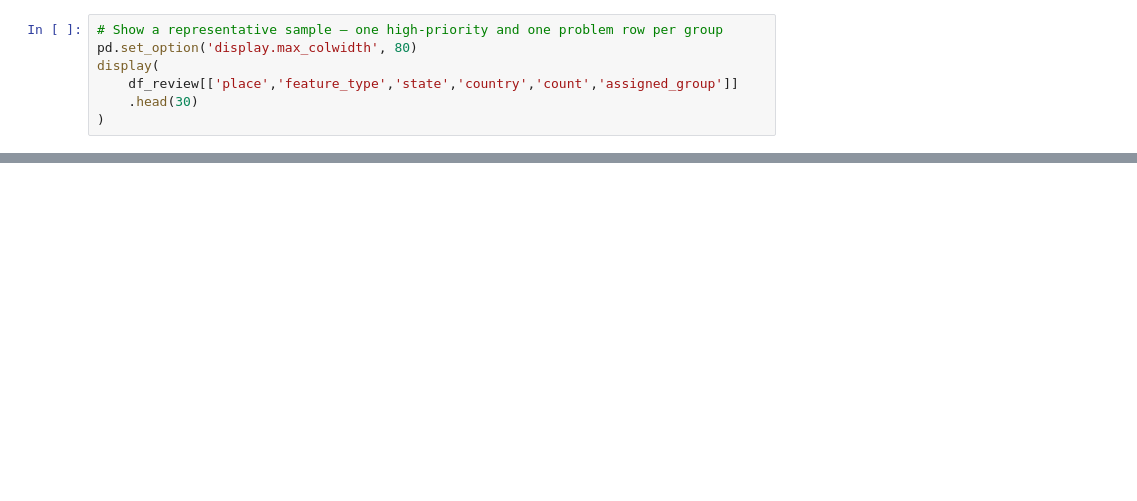
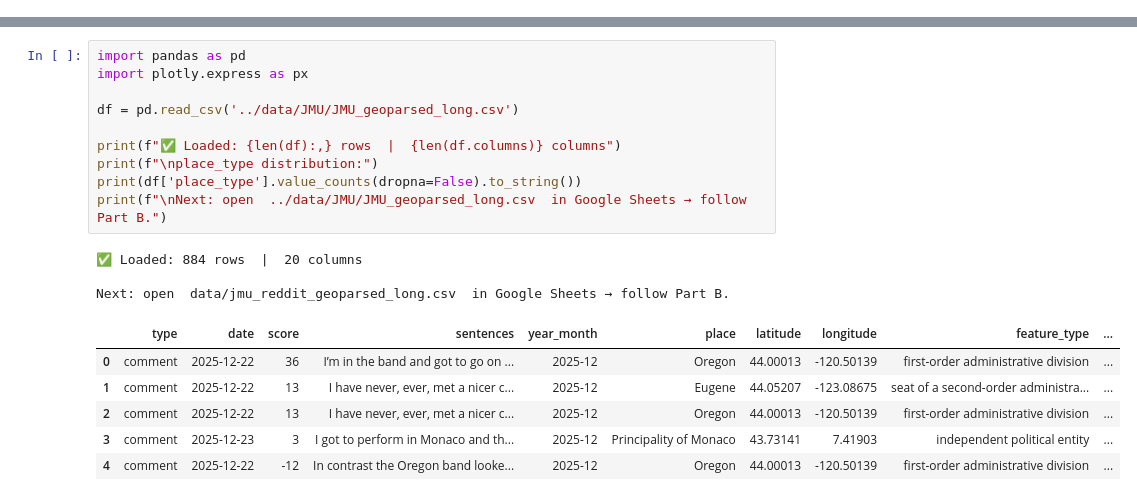
Before and after one commit to joostburgers/jupyter_hub_codespace, a Jupyter notebook: lesson_4_finding_locations/lesson_4_4_preparing_review_sheet.ipynb, the cells around one changed output, grey strips where cells are left out. Cells and saved outputs as stored; diff of their text form; blank space fills up the shorter version.

```diff
--- a/lesson_4_finding_locations/lesson_4_4_preparing_review_sheet.ipynb
+++ b/lesson_4_finding_locations/lesson_4_4_preparing_review_sheet.ipynb
@@ -194,7 +0,0 @@ for i, col in enumerate(df_review.columns, 1):
-# %%
-# Show a representative sample — one high-priority and one problem row per group
-pd.set_option('display.max_colwidth', 80)
-display(
-    df_review[['place','feature_type','state','country','count','assigned_group']]
-    .head(30)
-)
@@ -270,0 +28,20 @@ Save as `data/jmu_reddit_geoparsed_reviewed.csv` and run `lesson_4_5_applying_co
+# %%
+import pandas as pd
+import plotly.express as px
+
+df = pd.read_csv('../data/JMU/JMU_geoparsed_long.csv')
+
+print(f"✅ Loaded: {len(df):,} rows  |  {len(df.columns)} columns")
+print(f"\nplace_type distribution:")
+print(df['place_type'].value_counts(dropna=False).to_string())
+print(f"\nNext: open  ../data/JMU/JMU_geoparsed_long.csv  in Google Sheets → follow Part B.")
+# %% [output]
+✅ Loaded: 884 rows  |  20 columns
+
+Next: open  data/jmu_reddit_geoparsed_long.csv  in Google Sheets → follow Part B.
+|  | type | date | score | sentences | year_month | place | latitude | longitude | feature_type | ... |
+| 0 | comment | 2025-12-22 | 36 | I’m in the band and got to go on ... | 2025-12 | Oregon | 44.00013 | -120.50139 | first-order administrative division | ... |
+| 1 | comment | 2025-12-22 | 13 | I have never, ever, met a nicer c... | 2025-12 | Eugene | 44.05207 | -123.08675 | seat of a second-order administra... | ... |
+| 2 | comment | 2025-12-22 | 13 | I have never, ever, met a nicer c... | 2025-12 | Oregon | 44.00013 | -120.50139 | first-order administrative division | ... |
+| 3 | comment | 2025-12-23 | 3 | I got to perform in Monaco and th... | 2025-12 | Principality of Monaco | 43.73141 | 7.41903 | independent political entity | ... |
+| 4 | comment | 2025-12-22 | -12 | In contrast the Oregon band looke... | 2025-12 | Oregon | 44.00013 | -120.50139 | first-order administrative division | ... |
```
Also changed, not shown: parts of 22 cells of this notebook, 13 other files.
